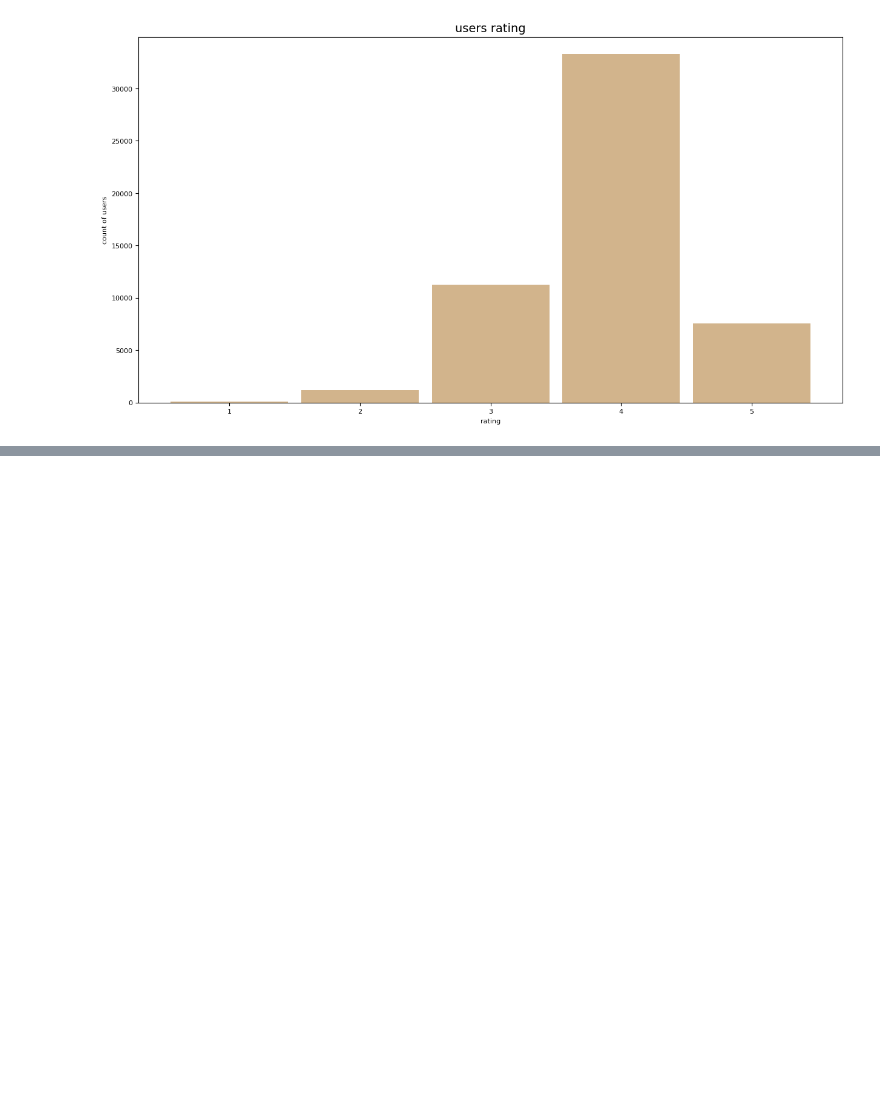
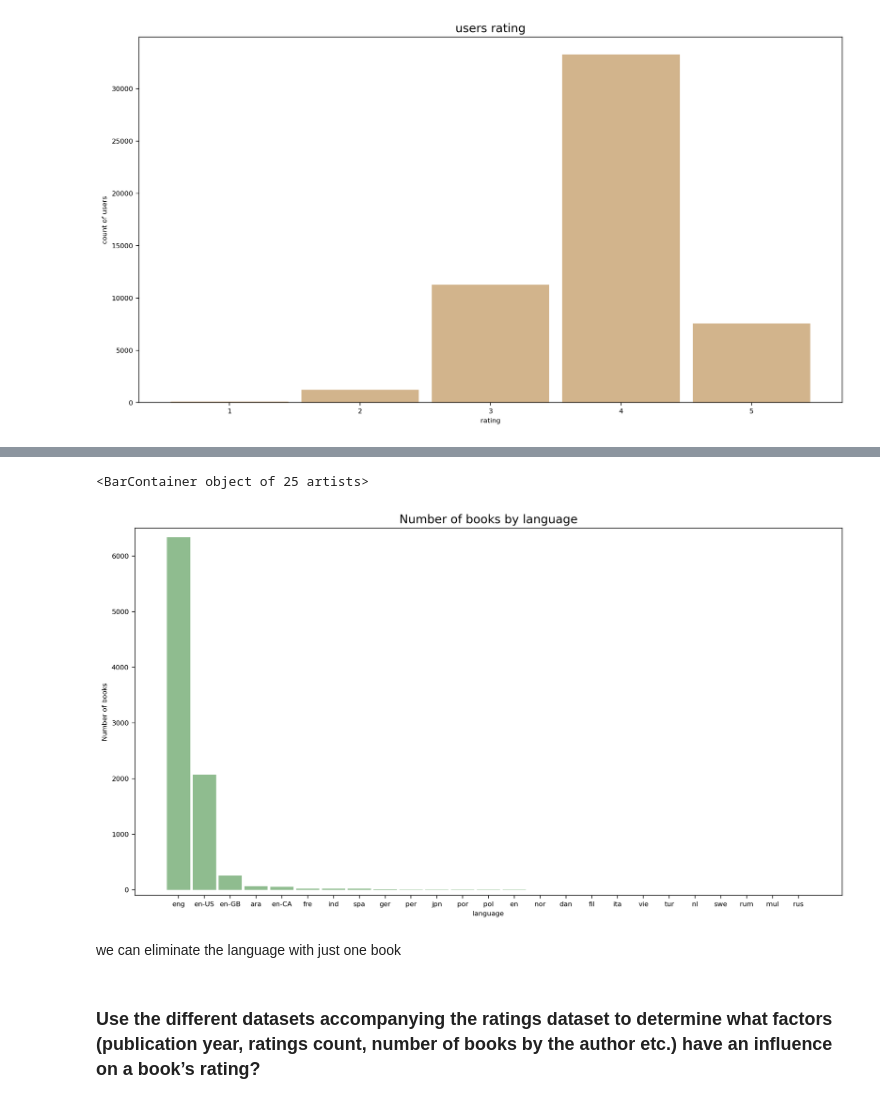
Before and after one commit to AntonioBDA/Midterm_social_data_mining, a Jupyter notebook: MidTerm_Project.ipynb, the cells around one changed output, grey strips where cells are left out. Cells and saved outputs as stored; diff of their text form; code cells hidden in the pictures; blank space fills up the shorter version.

```diff
--- a/MidTerm_Project.ipynb
+++ b/MidTerm_Project.ipynb
@@ -280,7 +280,7 @@ users_df
 | 1.0 | 88 |
 # %%
 plt.rcParams['figure.figsize'] = [15, 8]
-plt.rcParams['figure.dpi'] = 100
+plt.rcParams['figure.dpi'] = 200
 plt.rcParams.update({'font.size': 8})
 plt.title("users rating", fontsize=14, fontweight=0)
 plt.xlabel("rating")
@@ -292,0 +297,3 @@ plt.bar(users_df.index, users_df["rating"], width = 0.9, color="tan")
+# %%
+lang = (books["language_code"].value_counts()).to_frame()
+lang[:30]
@@ -292,0 +318,16 @@ plt.bar(users_df.index, users_df["rating"], width = 0.9, color="tan")
+# %%
+plt.rcParams['figure.figsize'] = [15, 8]
+plt.rcParams['figure.dpi'] = 200
+plt.rcParams.update({'font.size': 8})
+plt.title("Number of books by language", fontsize=14, fontweight=0)
+plt.xlabel("language")
+plt.ylabel("Number of books")
+plt.ylim(bottom=-100, top=6500)
+plt.bar(lang.index, lang["language_code"], width = 0.9, color="darkseagreen")
+# %% [output]
+<BarContainer object of 25 artists>
+[figure, added]
+# %% [markdown]
+we can eliminate the language with just one book
+# %% [markdown]
+### Use the different datasets accompanying the ratings dataset to determine what factors (publication year, ratings count, number of books by the author etc.) have an influence on a book’s rating?
```
Also changed, not shown: parts of 12 cells of this notebook.
